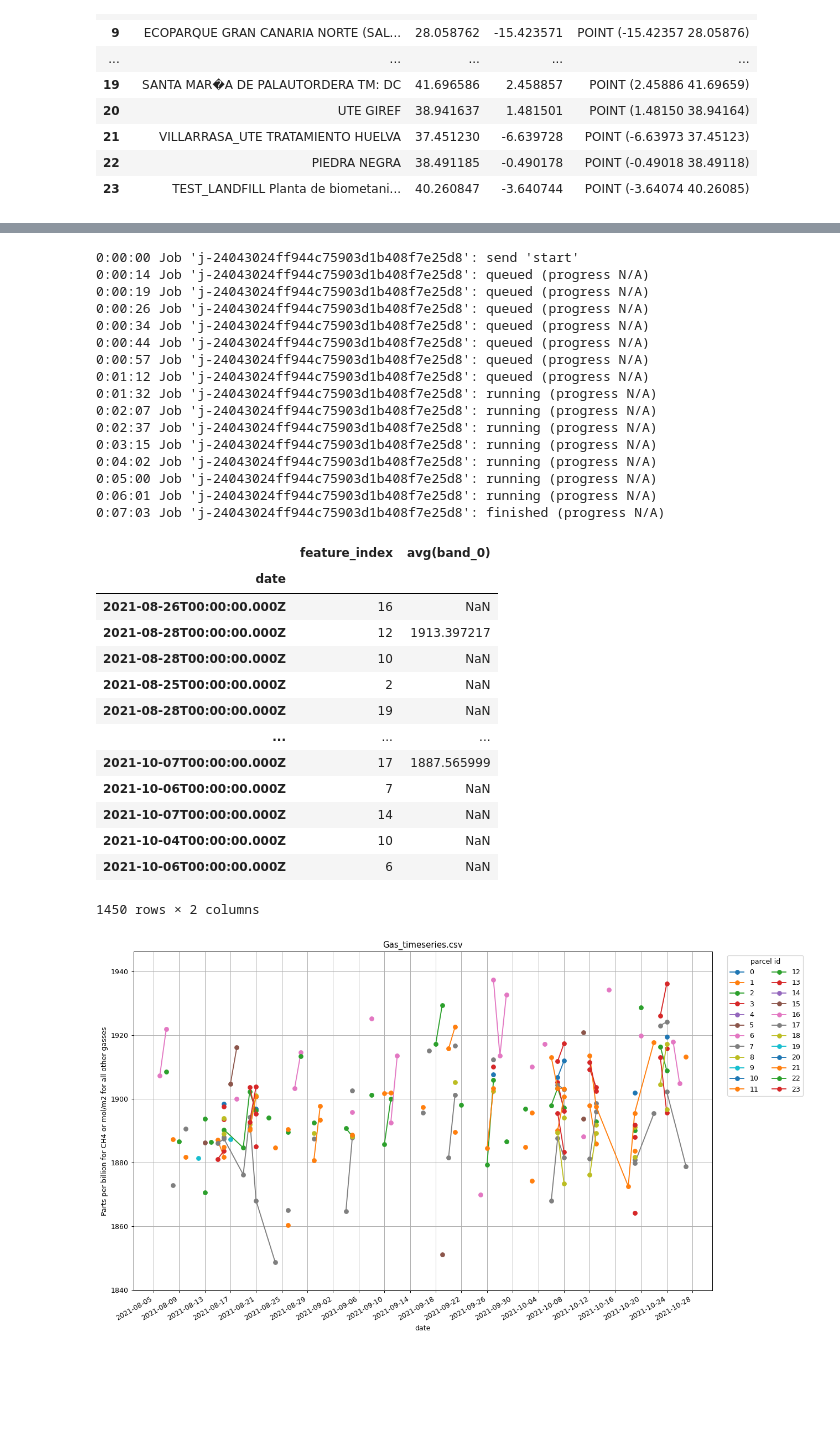
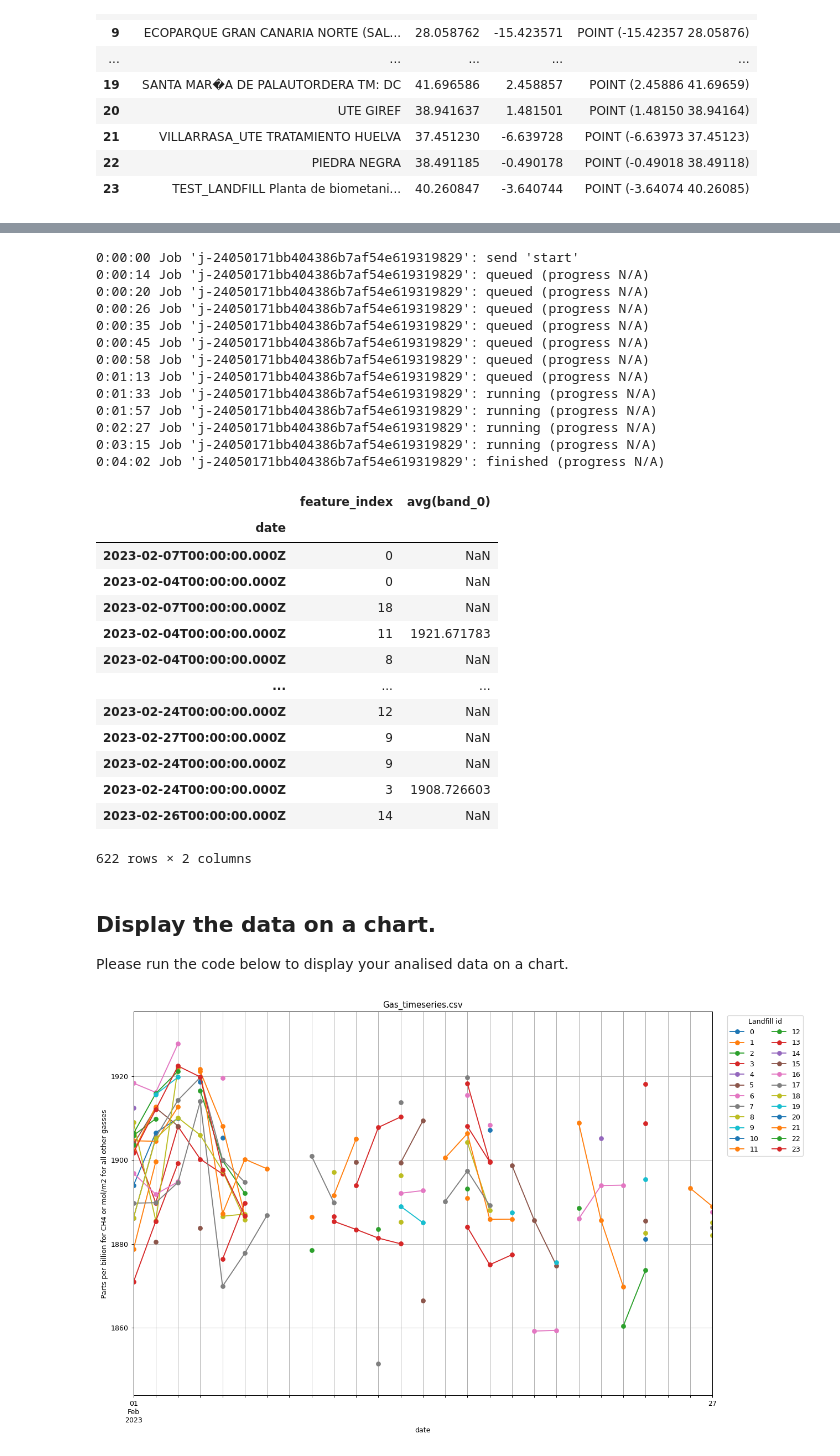
Before and after one commit to zelcon01/Landfill_Atmospheric_Gas_Monitor_Tools, a Jupyter notebook: Sentinel 5P Atmospheric Gas Time Series.ipynb, the cells around one changed output, grey strips where cells are left out. Drawn from its saved outputs; the diff is of its cells as text; code cells hidden in the pictures; blank space fills up the shorter version.

```diff
--- a/Sentinel 5P Atmospheric Gas Time Series.ipynb
+++ b/Sentinel 5P Atmospheric Gas Time Series.ipynb
@@ -101,8 +135,5 @@ s5cube_timeseries = connection.load_collection(
 # %%
-# This section takes the mean values of the selected gas within each of the buffered landfill geometries for every dataset within the selected time period.
-# Sentinel 5P will provide daily values of any gas you select.
-
-timeseries = s5cube_timeseries.aggregate_spatial(geometries=landfill_5000m_geojson, reducer="mean")
+timeseries = s5cube_timeseries.aggregate_spatial(geometries=landfill_10000m_geojson, reducer="mean")
 
 #This saves the results as a .CSV file which can be viewed in Microsoft Excel or a similar package. It will be saved in the indicated location.
 job = timeseries.execute_batch(out_format="CSV", title="Gas timeseries")
@@ -111,71 +142,62 @@ job.get_results().download_file("Gas_Timeseries_results/Gas_timeseries.csv")
 
 pd.read_csv("Gas_Timeseries_results/Gas_timeseries.csv", index_col=0)
 # %% [output]
-0:00:00 Job 'j-24043024ff944c75903d1b408f7e25d8': send 'start'
-0:00:14 Job 'j-24043024ff944c75903d1b408f7e25d8': queued (progress N/A)
-0:00:19 Job 'j-24043024ff944c75903d1b408f7e25d8': queued (progress N/A)
-0:00:26 Job 'j-24043024ff944c75903d1b408f7e25d8': queued (progress N/A)
-0:00:34 Job 'j-24043024ff944c75903d1b408f7e25d8': queued (progress N/A)
-0:00:44 Job 'j-24043024ff944c75903d1b408f7e25d8': queued (progress N/A)
-0:00:57 Job 'j-24043024ff944c75903d1b408f7e25d8': queued (progress N/A)
-0:01:12 Job 'j-24043024ff944c75903d1b408f7e25d8': queued (progress N/A)
-0:01:32 Job 'j-24043024ff944c75903d1b408f7e25d8': running (progress N/A)
-0:02:07 Job 'j-24043024ff944c75903d1b408f7e25d8': running (progress N/A)
-0:02:37 Job 'j-24043024ff944c75903d1b408f7e25d8': running (progress N/A)
-0:03:15 Job 'j-24043024ff944c75903d1b408f7e25d8': running (progress N/A)
-0:04:02 Job 'j-24043024ff944c75903d1b408f7e25d8': running (progress N/A)
-0:05:00 Job 'j-24043024ff944c75903d1b408f7e25d8': running (progress N/A)
-0:06:01 Job 'j-24043024ff944c75903d1b408f7e25d8': running (progress N/A)
-0:07:03 Job 'j-24043024ff944c75903d1b408f7e25d8': finished (progress N/A)
+0:00:00 Job 'j-24050171bb404386b7af54e619319829': send 'start'
+0:00:14 Job 'j-24050171bb404386b7af54e619319829': queued (progress N/A)
+0:00:20 Job 'j-24050171bb404386b7af54e619319829': queued (progress N/A)
+0:00:26 Job 'j-24050171bb404386b7af54e619319829': queued (progress N/A)
+0:00:35 Job 'j-24050171bb404386b7af54e619319829': queued (progress N/A)
+0:00:45 Job 'j-24050171bb404386b7af54e619319829': queued (progress N/A)
+0:00:58 Job 'j-24050171bb404386b7af54e619319829': queued (progress N/A)
+0:01:13 Job 'j-24050171bb404386b7af54e619319829': queued (progress N/A)
+0:01:33 Job 'j-24050171bb404386b7af54e619319829': running (progress N/A)
+0:01:57 Job 'j-24050171bb404386b7af54e619319829': running (progress N/A)
+0:02:27 Job 'j-24050171bb404386b7af54e619319829': running (progress N/A)
+0:03:15 Job 'j-24050171bb404386b7af54e619319829': running (progress N/A)
+0:04:02 Job 'j-24050171bb404386b7af54e619319829': finished (progress N/A)
 |  | feature_index | avg(band_0) |
 | date |  |  |
-| 2021-08-26T00:00:00.000Z | 16 | NaN |
-| 2021-08-28T00:00:00.000Z | 12 | 1913.397217 |
-| 2021-08-28T00:00:00.000Z | 10 | NaN |
-| 2021-08-25T00:00:00.000Z | 2 | NaN |
-| 2021-08-28T00:00:00.000Z | 19 | NaN |
+| 2023-02-07T00:00:00.000Z | 0 | NaN |
+| 2023-02-04T00:00:00.000Z | 0 | NaN |
+| 2023-02-07T00:00:00.000Z | 18 | NaN |
+| 2023-02-04T00:00:00.000Z | 11 | 1921.671783 |
+| 2023-02-04T00:00:00.000Z | 8 | NaN |
 | ... | ... | ... |
-| 2021-10-07T00:00:00.000Z | 17 | 1887.565999 |
-| 2021-10-06T00:00:00.000Z | 7 | NaN |
-| 2021-10-07T00:00:00.000Z | 14 | NaN |
-| 2021-10-04T00:00:00.000Z | 10 | NaN |
-| 2021-10-06T00:00:00.000Z | 6 | NaN |
+| 2023-02-24T00:00:00.000Z | 12 | NaN |
+| 2023-02-27T00:00:00.000Z | 9 | NaN |
+| 2023-02-24T00:00:00.000Z | 9 | NaN |
+| 2023-02-24T00:00:00.000Z | 3 | 1908.726603 |
+| 2023-02-26T00:00:00.000Z | 14 | NaN |
-1450 rows × 2 columns
+622 rows × 2 columns
+# %% [markdown]
+## Display the data on a chart.
+
+Please run the code below to display your analised data on a chart.
 # %%
-#This section defines the graph where the time series is plotted
-
 def plot_timeseries(filename, figsize=(15, 10)): #here you can specify how big the graph is on the screen
     df = pd.read_csv(filename, index_col=0)
     df.index = pd.to_datetime(df.index)
     df = df.sort_index()
 
     fig, ax = plt.subplots(figsize=figsize, dpi=90)
     df.groupby("feature_index")["avg(band_0)"].plot(marker="o", ax=ax)
     ax.set_title(filename.split("/")[-1])
     ax.set_ylabel("Parts per billion for CH4 or mol/m2 for all other gasses")
 
     # Calculate the minimum and maximum values
     ymin = df["avg(band_0)"].min()
     ymax = df["avg(band_0)"].max()
 
     # Add 10% to the minimum and maximum values
     ymin_with_margin = ymin - 0.1 * (ymax - ymin)
     ymax_with_margin = ymax + 0.1 * (ymax - ymin)
 
     ax.set_ylim(ymin_with_margin, ymax_with_margin)
 
-    ax.legend(title="parcel id", loc='upper left', bbox_to_anchor=(1.02, 1), ncol=2)
+    ax.legend(title="Landfill id", loc='upper left', bbox_to_anchor=(1.02, 1), ncol=2)
     ax.xaxis.set_major_locator(plt.MaxNLocator(30))
     ax.grid(True)
 
 plot_timeseries("Gas_Timeseries_results/Gas_timeseries.csv")
-
-#CH4 measurements are column averaged dry air mixing ratio of methane (parts per billion). Ranges of 1,600 - 2,000
-#NO2 measurements are Nitrogen dioxide tropospheric column (mol/m2). Ranges of 0 - 0.0003
-#CO measurements are Carbon monoxide total column (mol/m2). Ranges of 0 - 0.1
-#HCHO measurements are Formaldehyde troposheric vertical column (mol/m2). Ranges of 0 - 0.001
-#O3 measurements are Ozone total column (mol/m2). Ranges of 0 - 0.36
-#SO2 measurements are Sulfur dioxide total column (mol/m2). Ranges of 0 - 0.01
-#More information: https://docs.sentinel-hub.com/api/latest/data/sentinel-5p-l2/
 # %% [output]
-[figure, old version]
+[figure, new version]
```
Also changed, not shown: parts of 15 cells of this notebook, 3 other files.
